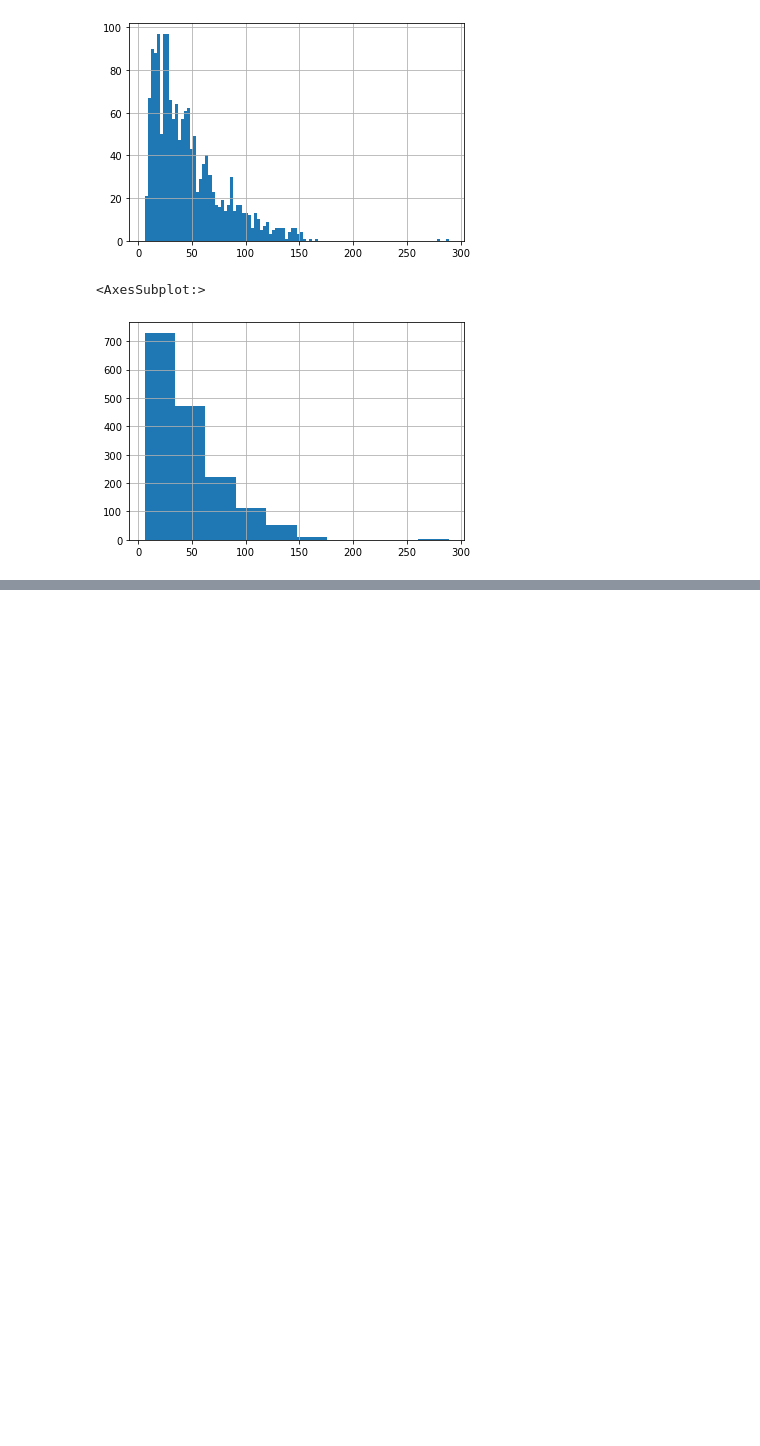
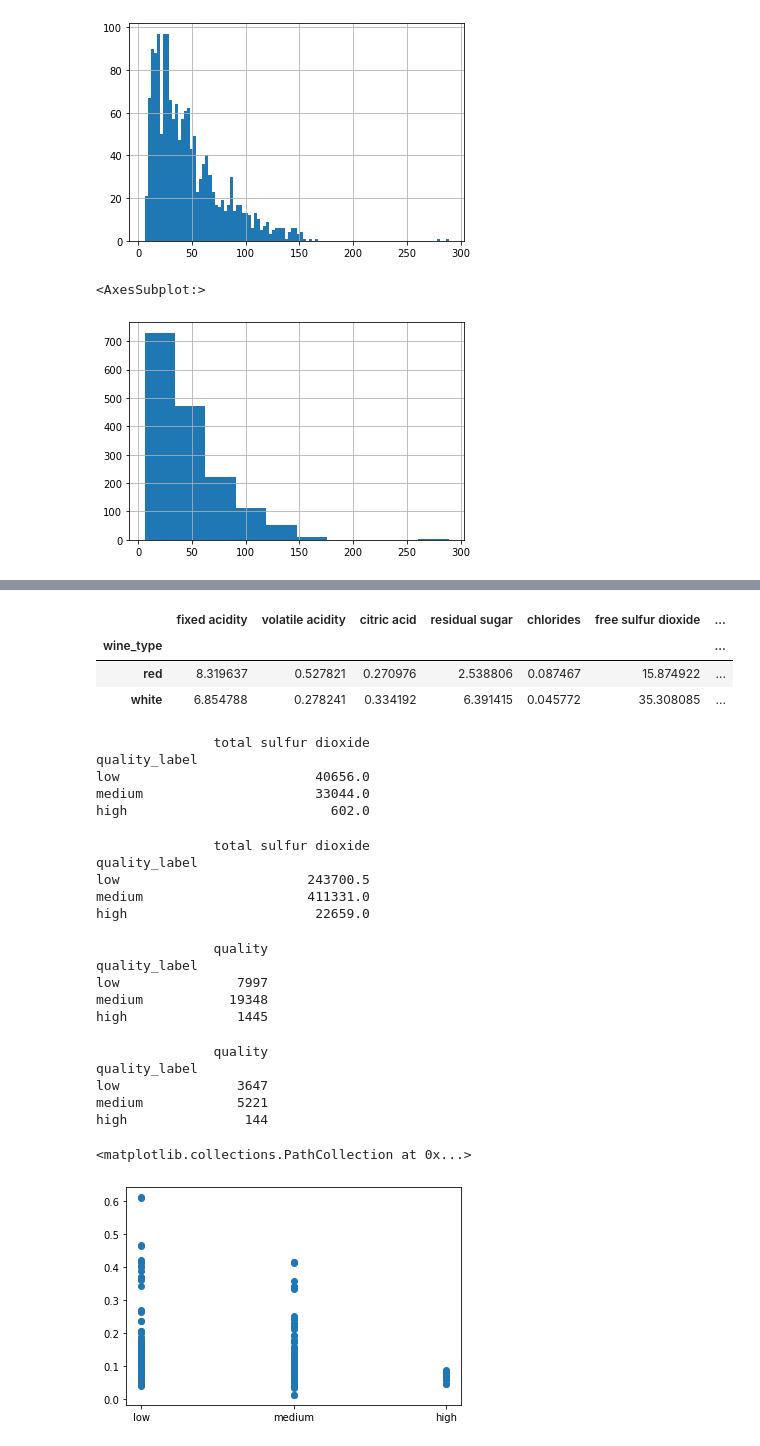
Before and after one commit to Anitagg1/Phyton-Workshop, a Jupyter notebook: Wine Project.ipynb, the cells around one changed output, grey strips where cells are left out. Saved outputs shown, nothing was run; the diff lists cells and outputs as text; code cells hidden in the pictures; blank space fills up the shorter version.

```diff
--- a/Wine Project.ipynb
+++ b/Wine Project.ipynb
@@ -259,0 +272,7 @@ plt.bar(wines.index)
+# %%
+wines.groupby("wine_type").mean('fixed acidity')
+# %% [output]
+|  | fixed acidity | volatile acidity | citric acid | residual sugar | chlorides | free sulfur dioxide | ... |
+| wine_type |  |  |  |  |  |  | ... |
+| red | 8.319637 | 0.527821 | 0.270976 | 2.538806 | 0.087467 | 15.874922 | ... |
+| white | 6.854788 | 0.278241 | 0.334192 | 6.391415 | 0.045772 | 35.308085 | ... |
@@ -259,0 +281,42 @@ plt.bar(wines.index)
+# %%
+print(table)
+# %% [output]
+               total sulfur dioxide
+quality_label
+low                         40656.0
+medium                      33044.0
+high                          602.0
+# %%
+table = pd.pivot_table(data=white_wine,index='quality_label',values='total sulfur dioxide',aggfunc=np.sum)
+print(table)
+# %% [output]
+               total sulfur dioxide
+quality_label
+low                        243700.5
+medium                     411331.0
+high                        22659.0
+# %%
+table2 = pd.pivot_table(data=white_wine,index='quality_label',values='quality',aggfunc=np.sum)
+print(table2)
+# %% [output]
+               quality
+quality_label
+low               7997
+medium           19348
+high              1445
+# %%
+table3 = pd.pivot_table(data=red_wine,index='quality_label',values='quality',aggfunc=np.sum)
+print(table3)
+# %% [output]
+               quality
+quality_label
+low               3647
+medium            5221
+high               144
+# %%
+import matplotlib.pyplot as plt
+
+plt.scatter(red_wine.quality_label, red_wine.chlorides)
+# %% [output]
+<matplotlib.collections.PathCollection at 0x...>
+[figure, added]
```
Also changed, not shown: parts of 7 cells of this notebook.
